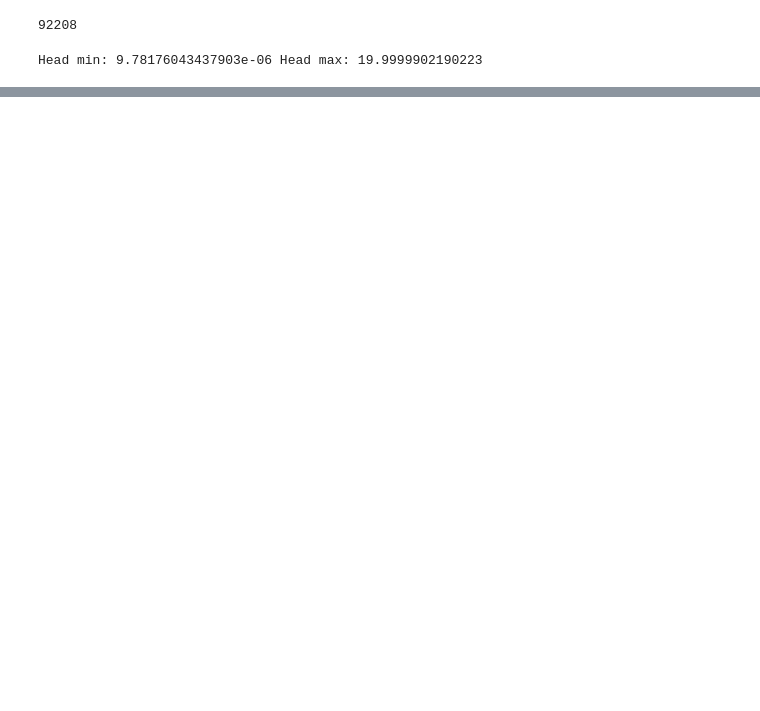
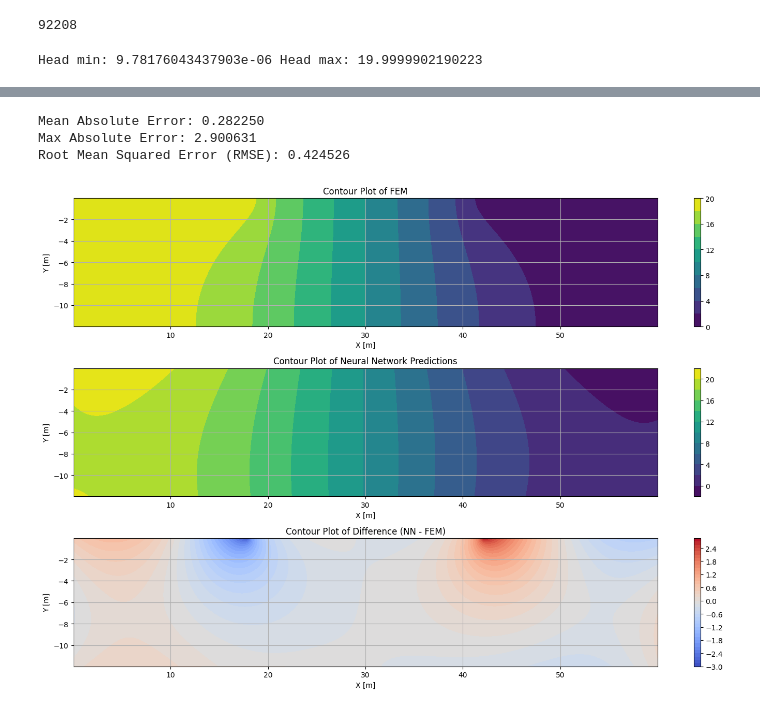
Before and after one commit to jolu2111/Prosjektoppgave, a Jupyter notebook: PLAXIS/PLAXIS_results.ipynb, the cells around one changed output, grey strips where cells are left out. Cells and saved outputs as stored; diff of their text form; code cells hidden in the pictures; blank space fills up the shorter version.

```diff
--- a/PLAXIS/PLAXIS_results.ipynb
+++ b/PLAXIS/PLAXIS_results.ipynb
@@ -92,0 +108,19 @@ plt.show()
+# %%
+import torch
+import sys
+import os
+
+# Add the parent directory to the system path
+sys.path.append(os.path.abspath(".."))
+
+# Now import the model class
+from model_definition import pinn
+
+# Create a new instance of the model
+model = pinn(hidden_size=128, hidden_layers=3)  # Ensure the architecture matches the saved model
+
+# Load the saved state dictionary into this new model instance
+model.load_state_dict(torch.load("../trained_pinn_model.pth"))
+
+# Set the model to evaluation mode
+model.eval()  # This disables dropout, batch norm, etc., useful if you’re evaluating the model
@@ -92,0 +139,7 @@ plt.show()
+# %%
+compare_nn_to_fem_with_contour(model,x,y,head)
+# %% [output]
+Mean Absolute Error: 0.282250
+Max Absolute Error: 2.900631
+Root Mean Squared Error (RMSE): 0.424526
+[figure, added]
```
Also changed, not shown: parts of 8 cells of this notebook, 4 other files.
